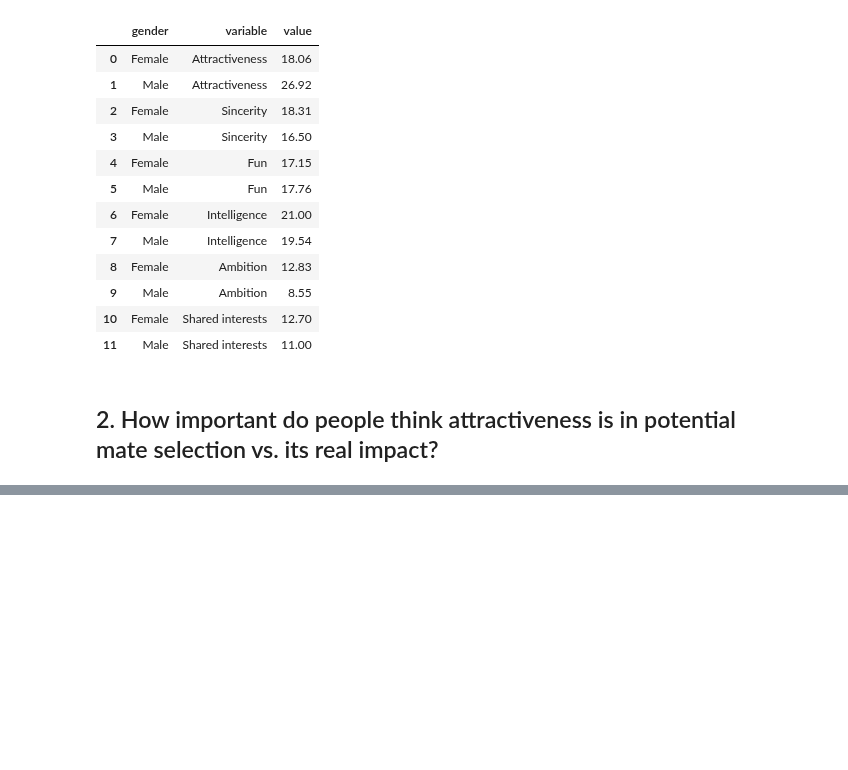
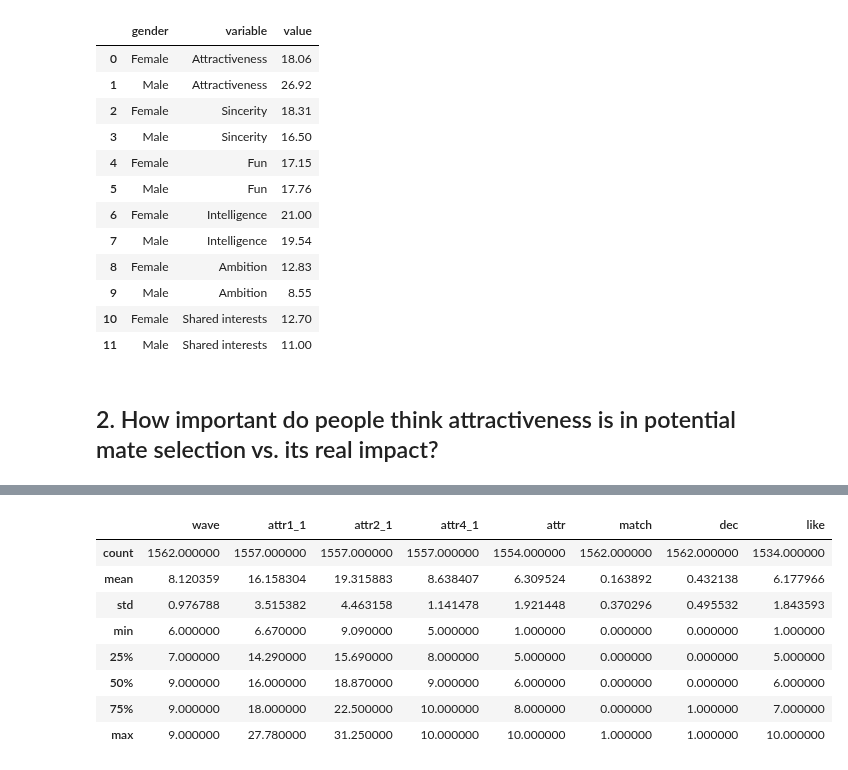
Before and after one commit to Quentin-qha/Jedha, a Jupyter notebook: 02_exploratory_data_analysis/speed_dating__tinder/00-project-speed_dating__tinder.ipynb, the cells around one changed output, grey strips where cells are left out. Drawn from its saved outputs; the diff is of its cells as text; code cells hidden in the pictures; blank space fills up the shorter version.

```diff
--- a/02_exploratory_data_analysis/speed_dating__tinder/00-project-speed_dating__tinder.ipynb
+++ b/02_exploratory_data_analysis/speed_dating__tinder/00-project-speed_dating__tinder.ipynb
@@ -493,0 +515,13 @@ fig.show()
+# %%
+# Pay attention to the wave 6,7,8,9
+df_attractiveness[df_attractiveness['wave'].isin([6,7,8,9])].describe()
+# %% [output]
+|  | wave | attr1_1 | attr2_1 | attr4_1 | attr | match | dec | like |
+| count | 1562.000000 | 1557.000000 | 1557.000000 | 1557.000000 | 1554.000000 | 1562.000000 | 1562.000000 | 1534.000000 |
+| mean | 8.120359 | 16.158304 | 19.315883 | 8.638407 | 6.309524 | 0.163892 | 0.432138 | 6.177966 |
+| std | 0.976788 | 3.515382 | 4.463158 | 1.141478 | 1.921448 | 0.370296 | 0.495532 | 1.843593 |
+| min | 6.000000 | 6.670000 | 9.090000 | 5.000000 | 1.000000 | 0.000000 | 0.000000 | 1.000000 |
+| 25% | 7.000000 | 14.290000 | 15.690000 | 8.000000 | 5.000000 | 0.000000 | 0.000000 | 5.000000 |
+| 50% | 9.000000 | 16.000000 | 18.870000 | 9.000000 | 6.000000 | 0.000000 | 0.000000 | 6.000000 |
+| 75% | 9.000000 | 18.000000 | 22.500000 | 10.000000 | 8.000000 | 0.000000 | 1.000000 | 7.000000 |
+| max | 9.000000 | 27.780000 | 31.250000 | 10.000000 | 10.000000 | 1.000000 | 1.000000 | 10.000000 |
```
Also changed, not shown: parts of 17 cells of this notebook.
